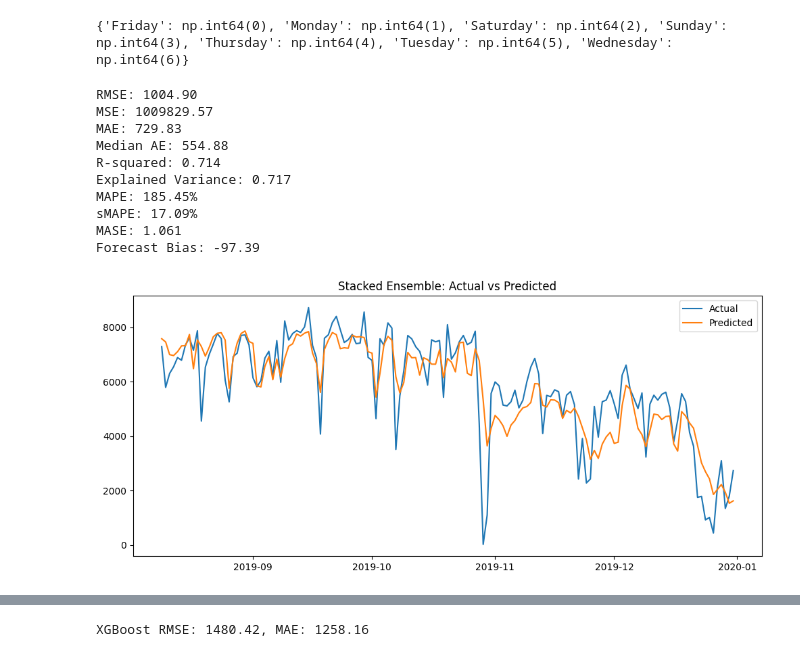
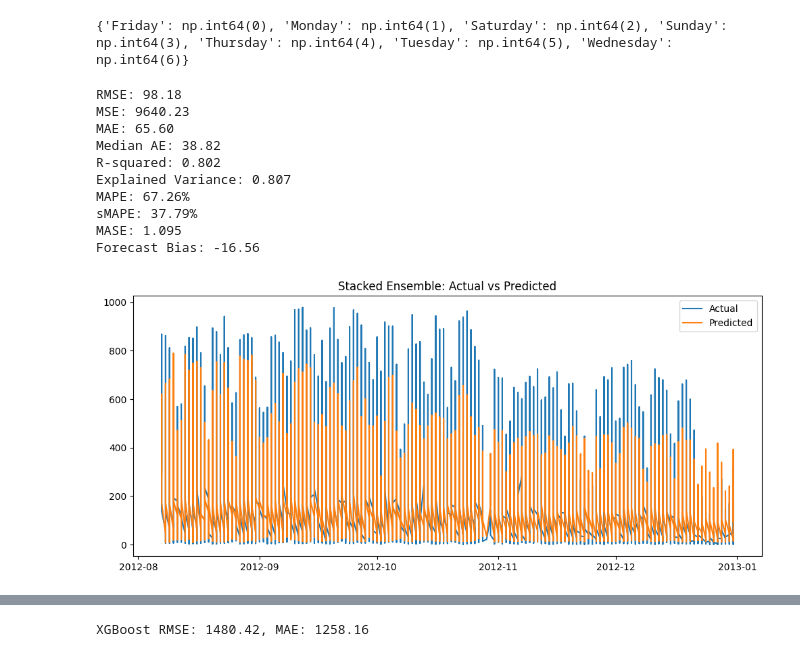
Before and after one commit to atikuddola/Forecasting-Model-Explore, a Jupyter notebook: forcast.ipynb, the cells around one changed output, grey strips where cells are left out. Saved outputs shown, nothing was run; the diff lists cells and outputs as text; code cells hidden in the pictures.

```diff
--- a/forcast.ipynb
+++ b/forcast.ipynb
@@ -97,5 +121,5 @@ plt.show()
 # %%
-df_prophet['weekday'] = df_prophet['ds'].dt.day_name()
-df_prophet.groupby('weekday')['y'].mean()
+df['weekday'] = df['ds'].dt.day_name()
+df.groupby('weekday')['y'].mean()
 # %% [output]
 weekday
@@ -159,9 +174,13 @@ from sklearn.ensemble import RandomForestRegressor
 from sklearn.model_selection import train_test_split
 import pandas as pd
 
-features = ['season','yr','mnth','holiday','weekday','workingday','weathersit','temp','atemp','hum','windspeed']
+# [ 'ds', 'season', 'yr', 'mnth', 'hr', 'holiday',
+#        'workingday', 'weathersit', 'temp', 'atemp', 'hum', 'windspeed',
+#        'casual', 'registered', 'y']
+
+features = ['season','yr','mnth','hr','holiday','workingday','weathersit','temp','hum','windspeed']
 X = df[features]
-y = df['cnt']
+y = df['y']
 
 # Split for quick evaluation
 X_train, X_test, y_train, y_test = train_test_split(X, y, test_size=0.2, shuffle=False)
@@ -187,5 +252,8 @@ df_subset = df_prophet[['temp', 'atemp', 'yr', 'hum', 'ds', 'y']]
 # %%
 from prophet import Prophet
+
+
+
 model = Prophet(
     weekly_seasonality=True,
     yearly_seasonality=False,
@@ -193,9 +261,9 @@ model = Prophet(
 )
 
 
-model.fit(df_subset)
+model.fit(df)
 
-future = model.make_future_dataframe(periods=7)  # predict next 30 days
+future = model.make_future_dataframe(periods=30)  # predict next 30 days
 forecast = model.predict(future)
 
 forecast[['ds', 'yhat', 'yhat_lower', 'yhat_upper']].tail()
@@ -405,22 +502,22 @@ from sklearn.preprocessing import LabelEncoder
 import matplotlib.pyplot as plt
 
 # --- Feature Engineering ---
-df = df_prophet.copy()
-df['y_lag1'] = df['y'].shift(1)
-df['y_lag7'] = df['y'].shift(7)
-df['y_roll7'] = df['y'].rolling(7).mean()
-df['dayofweek'] = df['ds'].dt.dayofweek
-df['month'] = df['ds'].dt.month
-df = df.dropna()  # drop initial rows with NaN
+# df = df_prophet.copy()
+# df['y_lag1'] = df['y'].shift(1)
+# df['y_lag7'] = df['y'].shift(7)
+# df['y_roll7'] = df['y'].rolling(7).mean()
+# df['dayofweek'] = df['ds'].dt.dayofweek
+# df['month'] = df['ds'].dt.month
+# df = df.dropna()  # drop initial rows with NaN
 
-#Label Encode Weekday
-le = LabelEncoder()
-df['weekday'] = le.fit_transform(df['weekday'])
+# #Label Encode Weekday
+# le = LabelEncoder()
+# df['weekday'] = le.fit_transform(df['weekday'])
 
-# Features and target
-features = ['season','holiday','weekday','workingday','weathersit','windspeed',,'temp','atemp','yr','hum','y_lag1','y_lag7','y_roll7','dayofweek','month']
-X = df[features]
-y = df['y']
+# # Features and target
+# features = ['season','holiday','weekday','workingday','weathersit','windspeed',,'temp','atemp','yr','hum','y_lag1','y_lag7','y_roll7','dayofweek','month']
+# X = df[features]
+# y = df['y']
 
 # Train-test split
 split_idx = int(len(df)*0.8)
@@ -495,44 +592,44 @@ print(f"Forecast Bias: {bias:.2f}")
 
 
 # --- Plot ---
 residuals = y_test - y_pred
 
 # plt.figure(figsize=(12,5))
 # plt.plot(df['ds'][split_idx:], residuals)
 # plt.axhline(0, color='red', linestyle='--')
 # plt.title("Residuals over Time")
 # plt.show()
 
 # window = 30  # 30-day rolling error
 # rolling_rmse = np.sqrt((residuals**2).rolling(window=window).mean())
 # rolling_mae = residuals.abs().rolling(window=window).mean()
 
 # plt.figure(figsize=(12,5))
 # plt.plot(df['ds'][split_idx:], rolling_rmse, label='Rolling RMSE')
 # plt.plot(df['ds'][split_idx:], rolling_mae, label='Rolling MAE')
 # plt.legend()
 # plt.title("Rolling Error Metrics")
 # plt.show()
 
 
 plt.figure(figsize=(12,5))
 plt.plot(df['ds'][split_idx:], y_test, label='Actual')
 plt.plot(df['ds'][split_idx:], y_pred, label='Predicted')
 plt.legend()
 plt.title("Stacked Ensemble: Actual vs Predicted")
 plt.show()
 # %% [output]
-RMSE: 1004.90
-MSE: 1009829.57
-MAE: 729.83
-Median AE: 554.88
-R-squared: 0.714
-Explained Variance: 0.717
-MAPE: 185.45%
-sMAPE: 17.09%
-MASE: 1.061
-Forecast Bias: -97.39
+RMSE: 98.18
+MSE: 9640.23
+MAE: 65.60
+Median AE: 38.82
+R-squared: 0.802
+Explained Variance: 0.807
+MAPE: 67.26%
+sMAPE: 37.79%
+MASE: 1.095
+Forecast Bias: -16.56
-[figure, old version]
+[figure, new version]
 # %%
 
 import numpy as np
```
Also changed, not shown: parts of 23 cells of this notebook.
